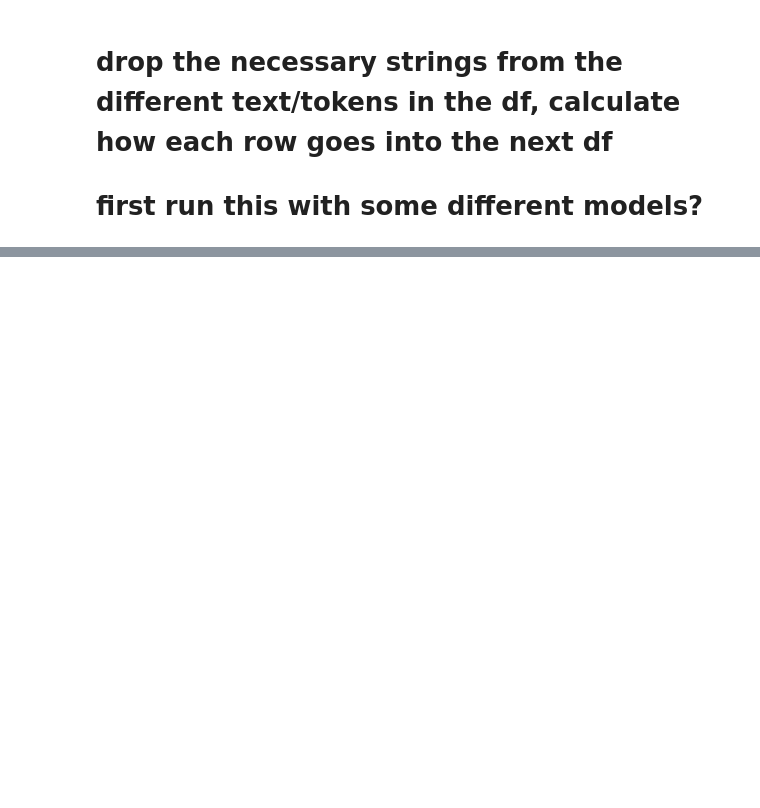
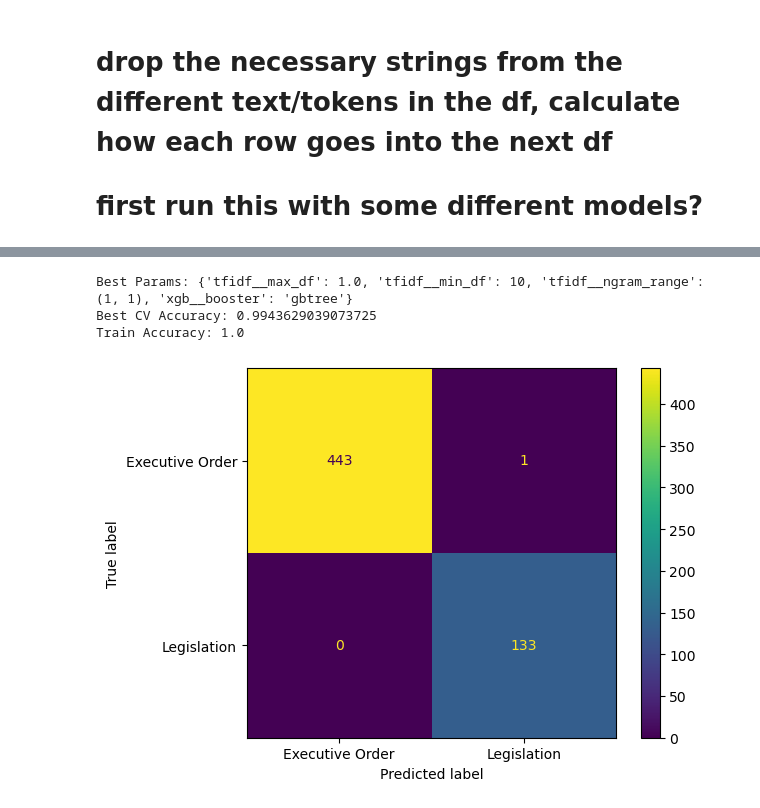
Before and after one commit to natehiatt/unitary_executive_project, a Jupyter notebook: notebooks/text_cleaning.ipynb, the cells around one changed output, grey strips where cells are left out. Saved outputs shown, nothing was run; the diff lists cells and outputs as text; code cells hidden in the pictures; blank space fills up the shorter version.

Commit message:
more modelling

```diff
--- a/notebooks/text_cleaning.ipynb
+++ b/notebooks/text_cleaning.ipynb
@@ -818,0 +844,20 @@ KeyboardInterrupt:
+# %%
+# creating a pipeline
+pipe_xgb = Pipeline([
+    ('tfidf', TfidfVectorizer()),
+    ('xgb', XGBClassifier())
+])
+
+# setting up the parameters
+# starting with a basic xgb model; running two different solvers
+param_grid_xgb = {
+    'tfidf__max_df': [0.5, 0.75, 1.0],
+    'tfidf__min_df': [1, 10],
+    'tfidf__ngram_range': [(1, 1), (2, 2), (3, 3)],
+    'xgb__booster': ['gbtree', 'gblinear'],
+}
+
+# grid search
+gs_xgb = GridSearchCV(pipe_xgb, param_grid_xgb, cv=5, n_jobs=-1)
+# %%
+gs_xgb.fit(X_train, y_train)
@@ -818,0 +882,10 @@ KeyboardInterrupt:
+# %%
+evaluate_grid(gs_xgb)
+# %% [output]
+Best Params: {'tfidf__max_df': 1.0, 'tfidf__min_df': 10, 'tfidf__ngram_range': (1, 1), 'xgb__booster': 'gbtree'}
+Best CV Accuracy: 0.9943629039073725
+Train Accuracy: 1.0
+# %%
+plot_cm(y_test, gs_xgb)
+# %% [output]
+[figure, added]
```
Also changed, not shown: parts of 47 cells of this notebook, 2 other files.
